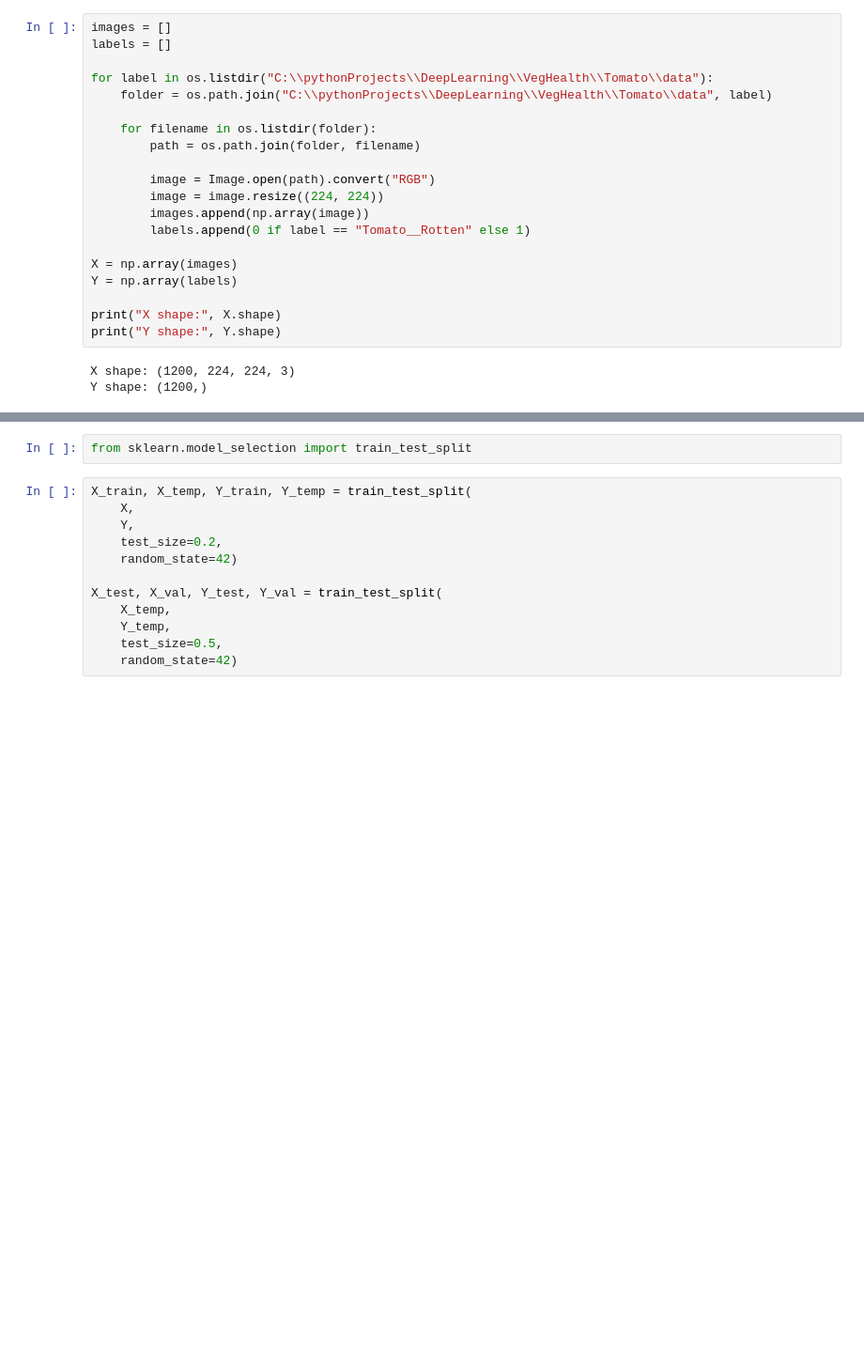
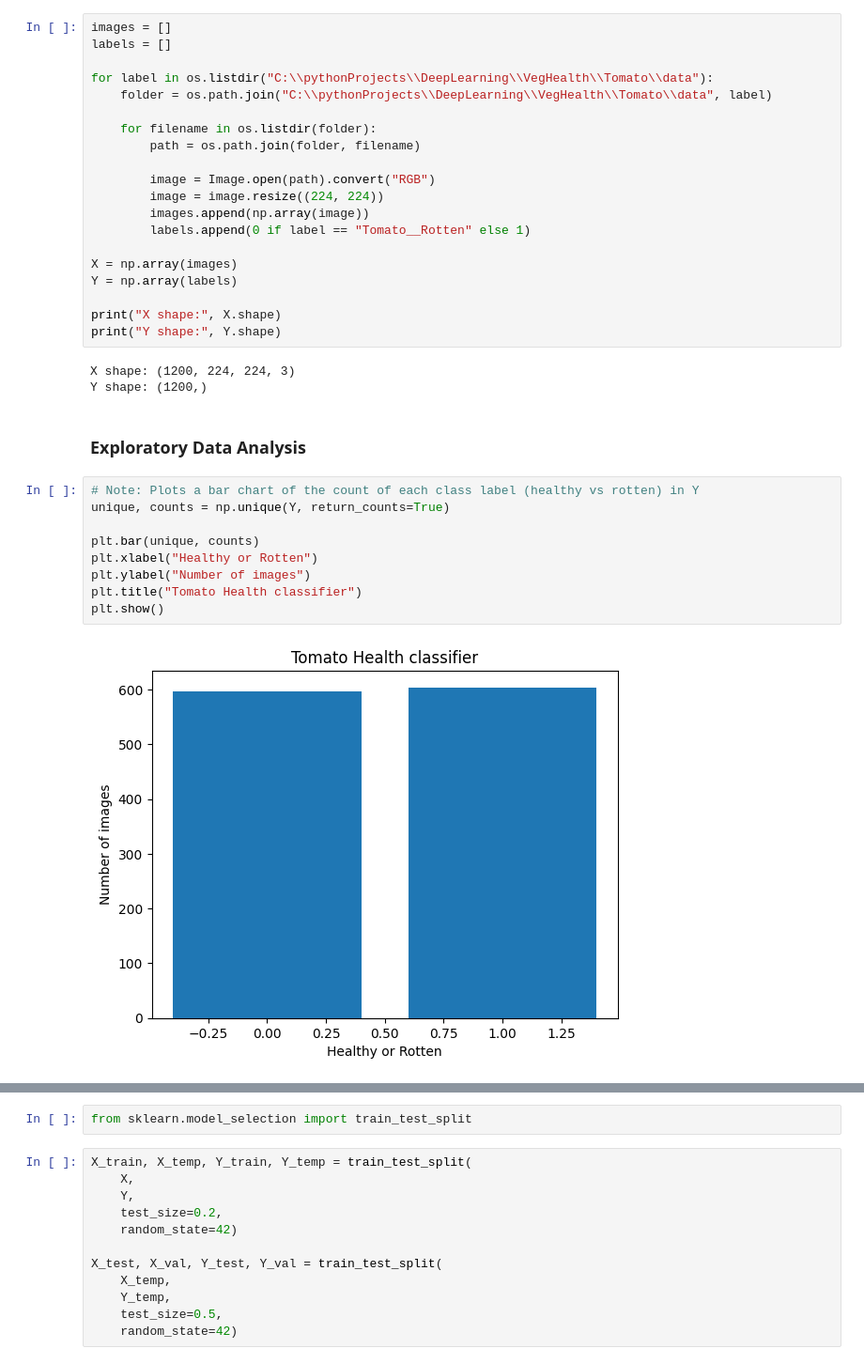
Before and after one commit to Ruvaaa/veg-health, a Jupyter notebook: Tomato/model.ipynb, the cells around one changed output, grey strips where cells are left out. Shown at 94% size. Saved outputs shown, nothing was run; the diff lists cells and outputs as text; blank space fills up the shorter version.

Commit message:
Complete tomato health model

```diff
--- a/Tomato/model.ipynb
+++ b/Tomato/model.ipynb
@@ -28,3 +29,16 @@ print("Y shape:", Y.shape)
 # %% [output]
 X shape: (1200, 224, 224, 3)
 Y shape: (1200,)
+# %% [markdown]
+### Exploratory Data Analysis
+# %%
+# Note: Plots a bar chart of the count of each class label (healthy vs rotten) in Y
+unique, counts = np.unique(Y, return_counts=True)
+
+plt.bar(unique, counts)
+plt.xlabel("Healthy or Rotten")
+plt.ylabel("Number of images")
+plt.title("Tomato Health classifier")
+plt.show()
+# %% [output]
+[figure, added]
```
Also changed, not shown: parts of 18 cells of this notebook, 7 other files.
